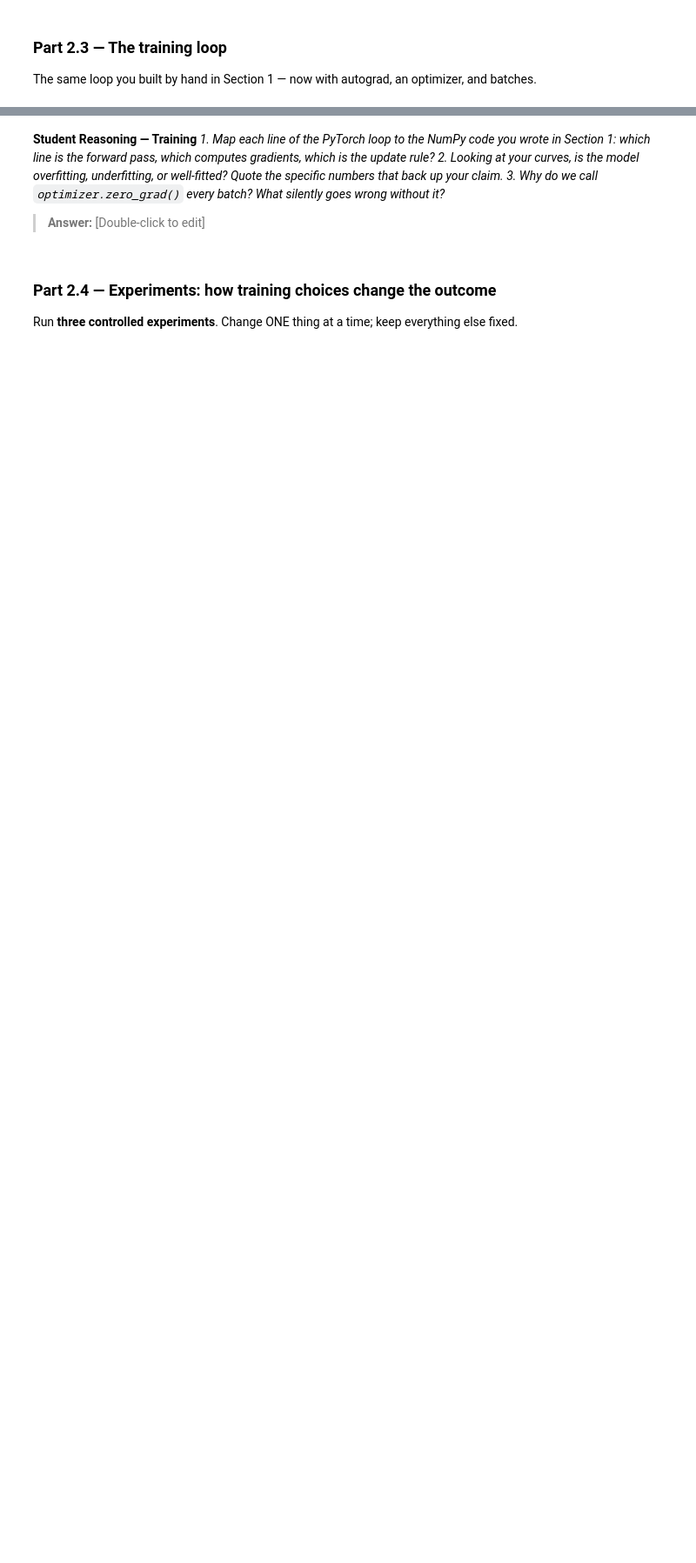
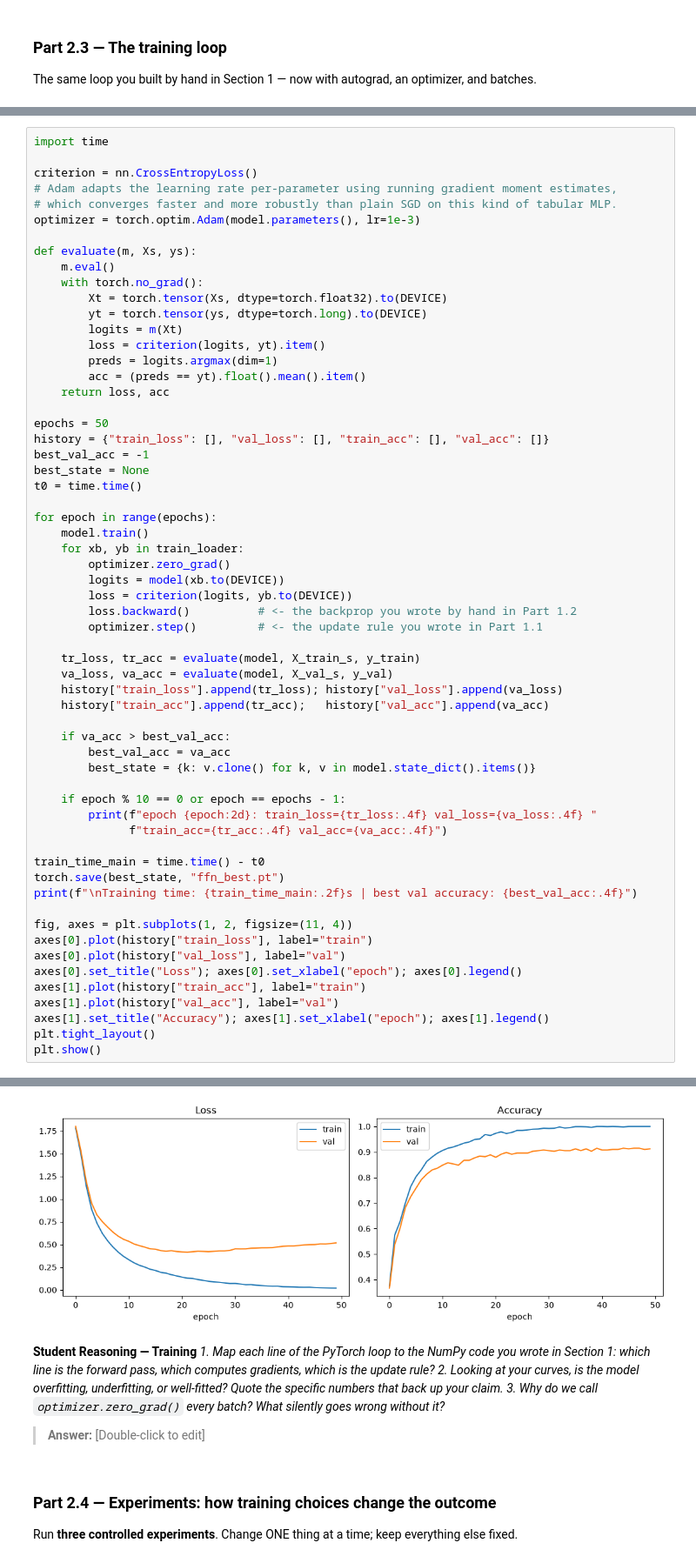
Before and after one commit to fiadzoanthony84-cloud/lab-3-, a Jupyter notebook: Lab_3.ipynb, the cells around one changed output, grey strips where cells are left out. Shown at 87% size. Saved outputs shown, nothing was run; the diff lists cells and outputs as text; blank space fills up the shorter version.

Commit message:
Part 2.3

```diff
--- a/Lab_3.ipynb
+++ b/Lab_3.ipynb
@@ -423,0 +423,61 @@ The same loop you built by hand in Section 1 — now with autograd, an optimizer
+# %%
+import time
+
+criterion = nn.CrossEntropyLoss()
+# Adam adapts the learning rate per-parameter using running gradient moment estimates,
+# which converges faster and more robustly than plain SGD on this kind of tabular MLP.
+optimizer = torch.optim.Adam(model.parameters(), lr=1e-3)
+
+def evaluate(m, Xs, ys):
+    m.eval()
+    with torch.no_grad():
+        Xt = torch.tensor(Xs, dtype=torch.float32).to(DEVICE)
+        yt = torch.tensor(ys, dtype=torch.long).to(DEVICE)
+        logits = m(Xt)
+        loss = criterion(logits, yt).item()
+        preds = logits.argmax(dim=1)
+        acc = (preds == yt).float().mean().item()
+    return loss, acc
+
+epochs = 50
+history = {"train_loss": [], "val_loss": [], "train_acc": [], "val_acc": []}
+best_val_acc = -1
+best_state = None
+t0 = time.time()
+
+for epoch in range(epochs):
+    model.train()
+    for xb, yb in train_loader:
+        optimizer.zero_grad()
+        logits = model(xb.to(DEVICE))
+        loss = criterion(logits, yb.to(DEVICE))
+        loss.backward()          # <- the backprop you wrote by hand in Part 1.2
+        optimizer.step()         # <- the update rule you wrote in Part 1.1
+
+    tr_loss, tr_acc = evaluate(model, X_train_s, y_train)
+    va_loss, va_acc = evaluate(model, X_val_s, y_val)
+    history["train_loss"].append(tr_loss); history["val_loss"].append(va_loss)
+    history["train_acc"].append(tr_acc);   history["val_acc"].append(va_acc)
+
+    if va_acc > best_val_acc:
+        best_val_acc = va_acc
+        best_state = {k: v.clone() for k, v in model.state_dict().items()}
+
+    if epoch % 10 == 0 or epoch == epochs - 1:
+        print(f"epoch {epoch:2d}: train_loss={tr_loss:.4f} val_loss={va_loss:.4f} "
+              f"train_acc={tr_acc:.4f} val_acc={va_acc:.4f}")
+
+train_time_main = time.time() - t0
+torch.save(best_state, "ffn_best.pt")
+print(f"\nTraining time: {train_time_main:.2f}s | best val accuracy: {best_val_acc:.4f}")
+
+fig, axes = plt.subplots(1, 2, figsize=(11, 4))
+axes[0].plot(history["train_loss"], label="train")
+axes[0].plot(history["val_loss"], label="val")
+axes[0].set_title("Loss"); axes[0].set_xlabel("epoch"); axes[0].legend()
+axes[1].plot(history["train_acc"], label="train")
+axes[1].plot(history["val_acc"], label="val")
+axes[1].set_title("Accuracy"); axes[1].set_xlabel("epoch"); axes[1].legend()
+plt.tight_layout()
+plt.show()
+# %% [output]
@@ -424,3 +492,4 @@ The same loop you built by hand in Section 1 — now with autograd, an optimizer
+[figure, added]
 # %% [markdown]
 **Student Reasoning — Training**
 *1. Map each line of the PyTorch loop to the NumPy code you wrote in Section 1: which line is
```
Also changed, not shown: parts of 5 cells of this notebook.
